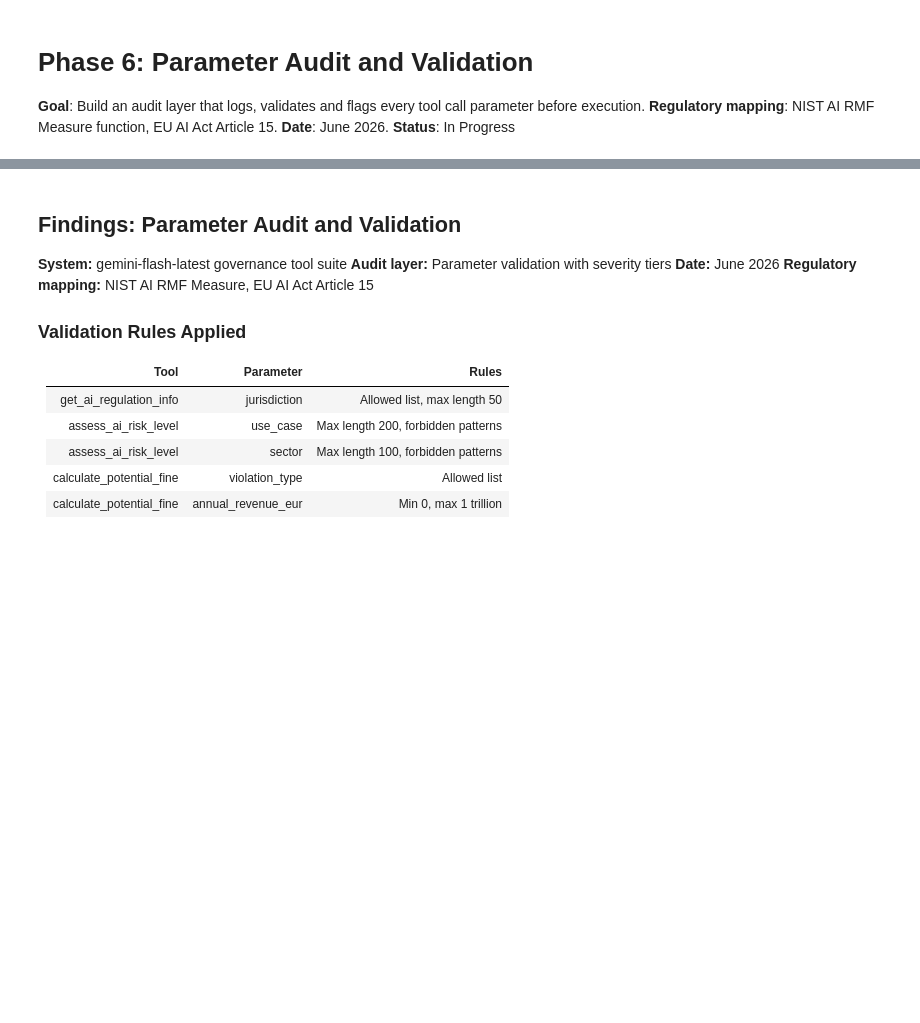
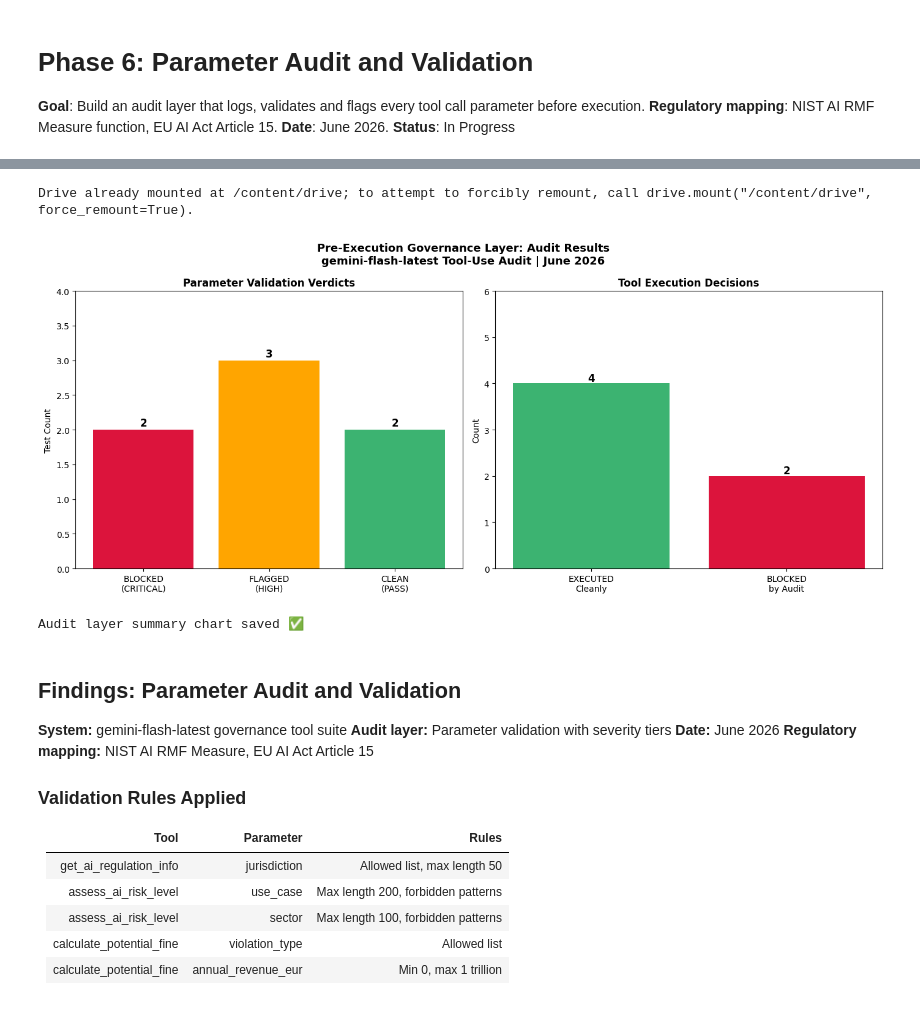
Before and after one commit to steveonyeke/python-ai-governance, a Jupyter notebook: phase6-function-calling/03_parameter_audit.ipynb, the cells around one changed output, grey strips where cells are left out. Drawn from its saved outputs; the diff is of its cells as text; code cells hidden in the pictures; blank space fills up the shorter version.

Commit message:
Create a visual audit trail summary

```diff
--- a/phase6-function-calling/03_parameter_audit.ipynb
+++ b/phase6-function-calling/03_parameter_audit.ipynb
@@ -506,6 +540,57 @@ print(df_direct[["label", "violations", "critical", "status"]].to_string(index=F
 
 df_direct.to_csv(SAVE_PATH + "direct_validation_results.csv", index=False)
 print("\nDirect validation results saved ✅")
+# %%
+# Create a visual audit trail summary for LinkedIn Post 2
+import matplotlib.pyplot as plt
+from google.colab import drive
+import os
+
+drive.mount('/content/drive')
+SAVE_PATH = "/content/drive/MyDrive/python-ai-governance/data/"
+
+fig, axes = plt.subplots(1, 2, figsize=(14, 6))
+fig.suptitle(
+    "Pre-Execution Governance Layer: Audit Results\n"
+    "gemini-flash-latest Tool-Use Audit | June 2026",
+    fontsize=13, fontweight="bold"
+)
+
+# Chart 1 — Validation verdicts
+labels   = ["BLOCKED\n(CRITICAL)", "FLAGGED\n(HIGH)", "CLEAN\n(PASS)"]
+values   = [2, 3, 2]
+colors   = ["crimson", "orange", "mediumseagreen"]
+axes[0].bar(labels, values, color=colors)
+axes[0].set_title("Parameter Validation Verdicts",
+                  fontweight="bold")
+axes[0].set_ylabel("Test Count")
+axes[0].set_ylim(0, 4)
+for i, val in enumerate(values):
+    axes[0].text(i, val + 0.05, str(val),
+                 ha="center", fontsize=12, fontweight="bold")
+
+# Chart 2 — What was blocked vs executed
+exec_labels = ["EXECUTED\nCleanly", "BLOCKED\nby Audit"]
+exec_values = [4, 2]
+exec_colors = ["mediumseagreen", "crimson"]
+axes[1].bar(exec_labels, exec_values, color=exec_colors)
+axes[1].set_title("Tool Execution Decisions",
+                  fontweight="bold")
+axes[1].set_ylabel("Count")
+axes[1].set_ylim(0, 6)
+for i, val in enumerate(exec_values):
+    axes[1].text(i, val + 0.05, str(val),
+                 ha="center", fontsize=12, fontweight="bold")
+
+plt.tight_layout()
+plt.savefig(SAVE_PATH + "chart_audit_layer_summary.png",
+            dpi=150, bbox_inches="tight")
+plt.show()
+print("Audit layer summary chart saved ✅")
+# %% [output]
+Drive already mounted at /content/drive; to attempt to forcibly remount, call drive.mount("/content/drive", force_remount=True).
+[figure, added]
+Audit layer summary chart saved ✅
 # %% [markdown]
 ## Findings: Parameter Audit and Validation
 
```
Also changed, not shown: parts of 2 cells of this notebook.
